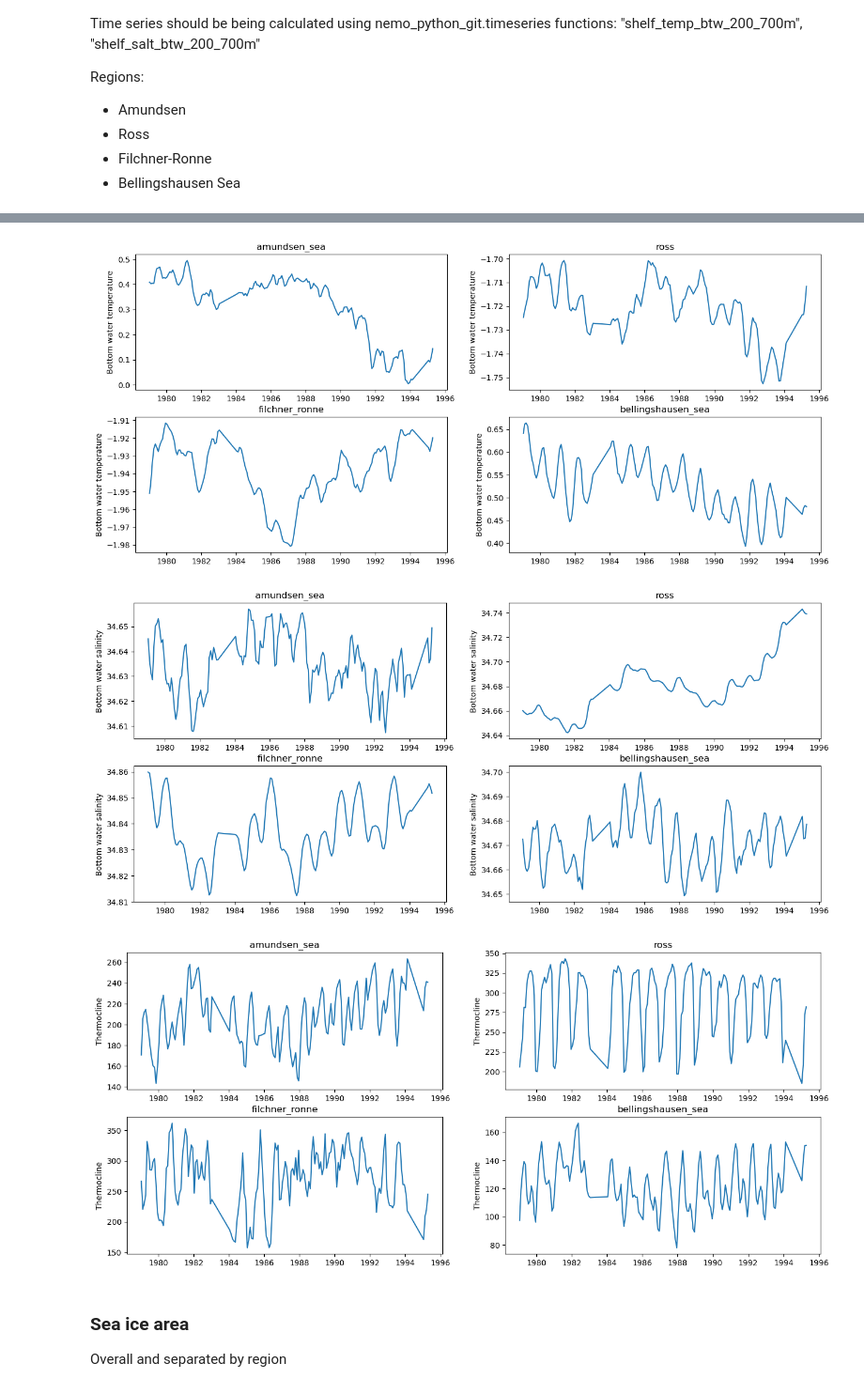
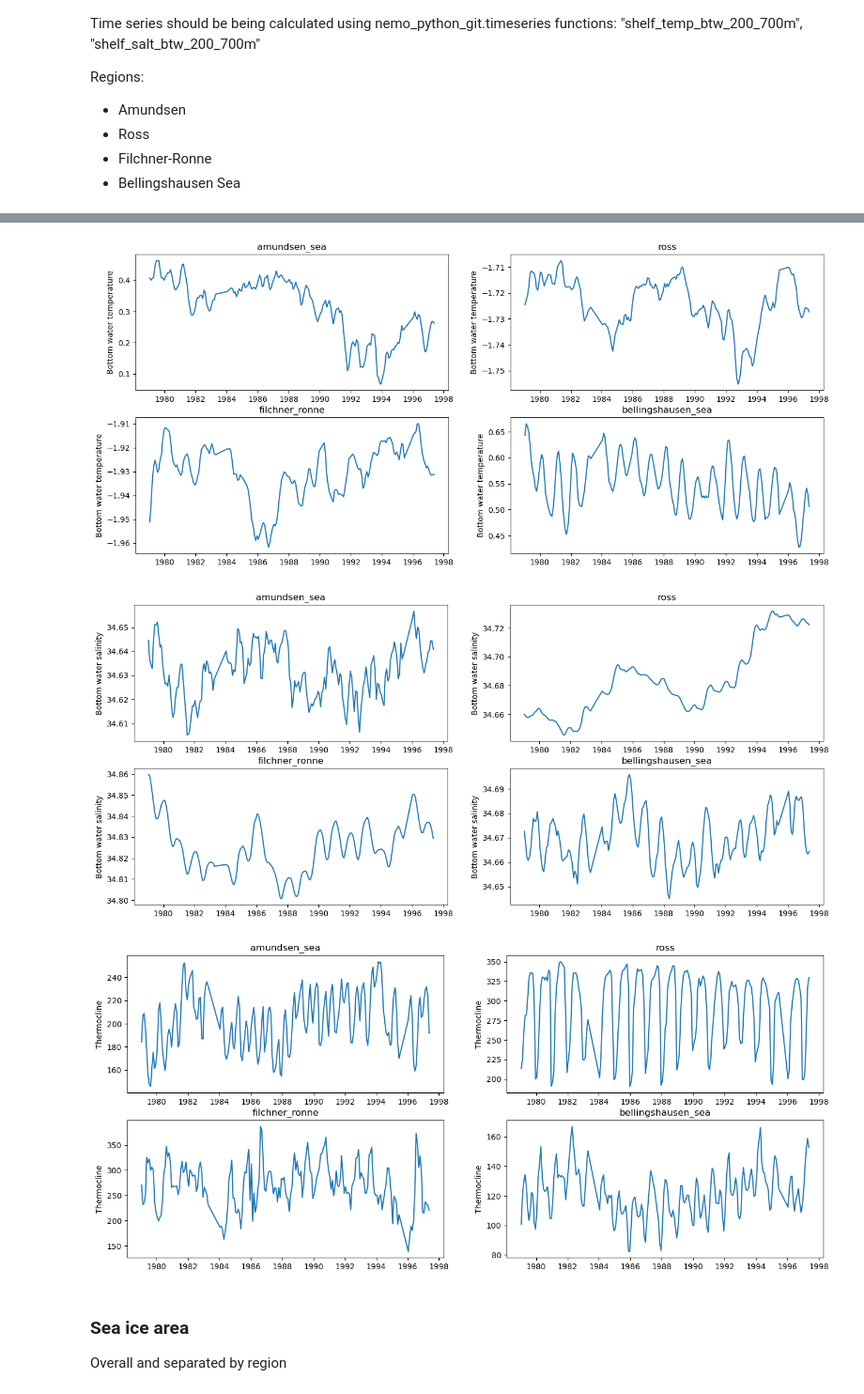
Before and after one commit to brogalla/analysis-birgal, a Jupyter notebook: nemo_config_setup/climate-experiments/CESM2/timeseries-spin-up.ipynb, the cells around one changed output, grey strips where cells are left out. Shown at 94% size. Saved outputs shown, nothing was run; the diff lists cells and outputs as text; code cells hidden in the pictures.

```diff
--- a/nemo_config_setup/climate-experiments/CESM2/timeseries-spin-up.ipynb
+++ b/nemo_config_setup/climate-experiments/CESM2/timeseries-spin-up.ipynb
@@ -24,6 +31,7 @@ ds_exp = xr.open_dataset(f'{expdir}timeseries0-gridT.nc')
 region_names = ['amundsen_sea','bellingshausen_sea','pine_island', 'thwaites', 'getz','dotson_crosson','larsen','filchner_ronne','ross', 'amery', 'all']
 var_names    = ['shelf_temp_btw_200_700m', 'shelf_salt_btw_200_700m', 'bwtemp', 'bwsalt', \
                  'cavity_temp', 'cavity_salt', 'shelf_temp', 'shelf_salt', 'cavity_thermocline', 'shelf_thermocline', 'thermocline']
+colors = ["#1f77b4", "#ff7f0e", "#2ca02c", "#d62728", "#9467bd", "#8c564b","#e377c2","#7f7f7f","#bcbd22","#17becf"]
 # %% [markdown]
 ### Continental shelf average temperature 200-700 m
 
@@ -61,13 +69,24 @@ var_names = [f'{regions[0]}_shelf_temp_btw_200_700m', f'{regions[0]}_shelf_salt_
              f'{regions[0]}_bwtemp', f'{regions[0]}_bwsalt', f'{regions[0]}_thermocline']
 # %%
 # create a new figure for each variable
+fig, ax = plt.subplots(3,2, figsize=(16,9))
 for v, var_name in enumerate(var_names):
-
-    fig, ax = plt.subplots(1,1, figsize=(6,3))
     for r, region in enumerate(regions):
         varname = var_name.replace(regions[0], region)
-        ax.plot(ds_exp['time_counter'], ds_exp[varname], label=region, color=None)
-        ax.set_ylabel(var_titles[v])
+        if (var_name==f'{regions[0]}_thermocline') and (region in ['ross','filchner_ronne']):
+            continue
+        else:
+            ax.ravel()[v].plot(ds_1920['time_counter'], ds_1920[varname], label=region, color=colors[r], linestyle='--', linewidth=1)
+            ax.ravel()[v].plot(ds_1940a['time_counter'], ds_1940a[varname], label='_nolegend_', color=colors[r])
+            ax.ravel()[v].plot(ds_1960['time_counter'], ds_1960[varname], label='_nolegend_', color=colors[r])
+            ax.ravel()[v].plot(ds_1979['time_counter'], ds_1979[varname], label='_nolegend_', color=colors[r])
 
-    ax.legend(loc=(1.05, 0.5))
+        for ds in [ds_1920, ds_1940a, ds_1960, ds_1979]:
+            ax.ravel()[v].scatter(ds['time_counter'][0], ds[varname][0], label='_nolegend_', color=colors[r], marker='.', s=100, edgecolor='k', zorder=3)
+
+        ax.ravel()[v].set_ylabel(var_titles[v])
+        ax.ravel()[v].set_xlim(datetime.date(1918,1,1),datetime.date(2032,12,31))
+
+ax[2,1].axis('off')
+ax[1,1].legend(loc=(0.05, -0.8), frameon=False)
 # %% [output]
@@ -78,0 +95,17 @@ for v, var_name in enumerate(var_names):
+# %%
+# create a new figure for each variable
+fig, ax = plt.subplots(3,2, figsize=(16,9))
+for v, var_name in enumerate(var_names):
+    for r, region in enumerate(regions):
+        varname = var_name.replace(regions[0], region)
+        if (var_name==f'{regions[0]}_thermocline') and (region in ['ross','filchner_ronne']):
+            continue
+        else:
+            ax.ravel()[v].plot(ds_1940a['time_counter'], ds_1940a[varname], color=colors[r], linewidth=1)
+            ax.ravel()[v].plot(ds_1940b['time_counter'], ds_1940b[varname], color=colors[r], linewidth=1)
+
+
+        ax.ravel()[v].set_ylabel(var_titles[v])
+        ax.ravel()[v].set_xlim(datetime.date(1938,1,1),datetime.date(2032,12,31))
+
+ax[2,1].axis('off')
@@ -83,7 +119,7 @@ for v, var_name in enumerate(var_names):
     fig, ax = setup_timeseries_axes(regions=regions)
 
     # ax = plot_timeseries(ax, var_name, ens1011, title=var_titles[v], regions=regions, runid='1011.001')
-    ax = plot_timeseries(ax, var_name, ds_exp, title=var_titles[v], regions=regions, runid='')
+    ax = plot_timeseries(ax, var_name, ds_1979, title=var_titles[v], regions=regions, runid='')
 
     # ax[0,0].legend(frameon=False)
     # for axis in ax.ravel():
@@ -94,6 +130,6 @@ for v, var_name in enumerate(var_names):
-[figure, old version]
+[figure, new version]
-[figure, old version]
+[figure, new version]
-[figure, old version]
+[figure, new version]
 # %% [markdown]
 ### Sea ice area
 
```
Also changed, not shown: parts of 6 cells of this notebook.
